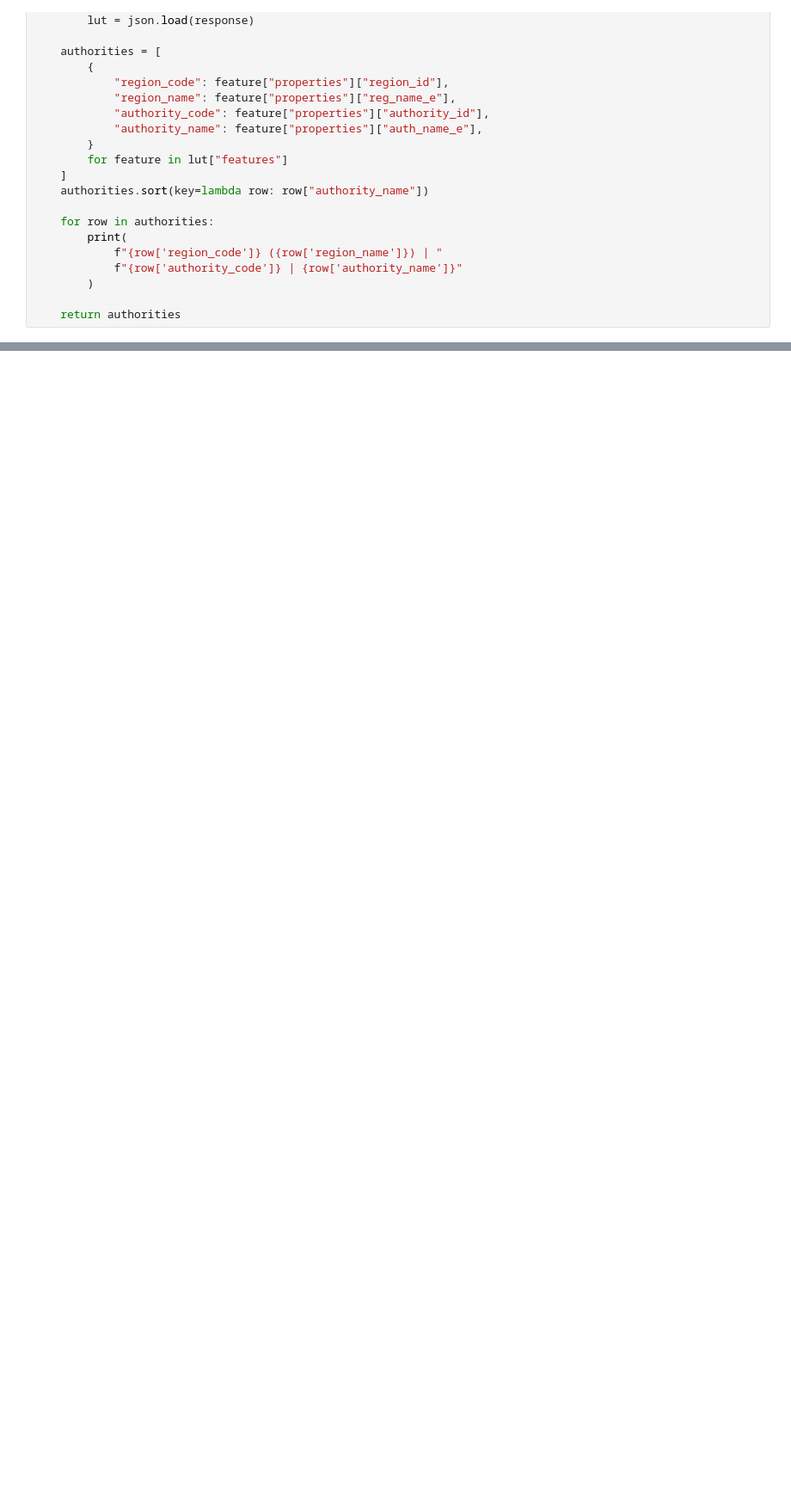
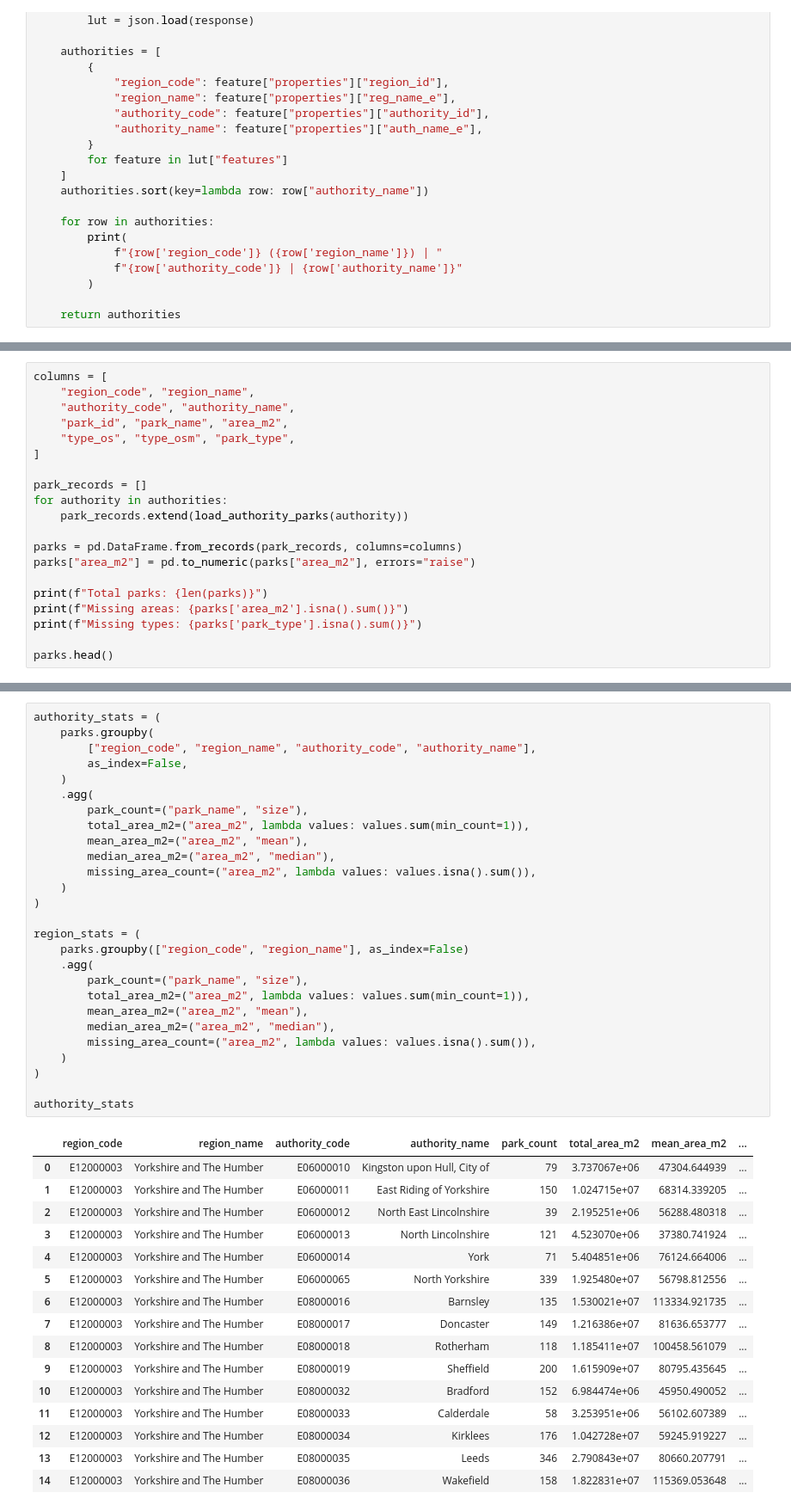
Before and after one commit to murphyqm/parks-report, a Jupyter notebook: 001_data_loading.ipynb, the cells around one changed output, grey strips where cells are left out. Shown at 86% size. Saved outputs shown, nothing was run; the diff lists cells and outputs as text; blank space fills up the shorter version.

```diff
--- a/001_data_loading.ipynb
+++ b/001_data_loading.ipynb
@@ -83,0 +187,20 @@ E12000001 (North East) | E08000024 | Sunderland
+# %%
+columns = [
+    "region_code", "region_name",
+    "authority_code", "authority_name",
+    "park_id", "park_name", "area_m2",
+    "type_os", "type_osm", "park_type",
+]
+
+park_records = []
+for authority in authorities:
+    park_records.extend(load_authority_parks(authority))
+
+parks = pd.DataFrame.from_records(park_records, columns=columns)
+parks["area_m2"] = pd.to_numeric(parks["area_m2"], errors="raise")
+
+print(f"Total parks: {len(parks)}")
+print(f"Missing areas: {parks['area_m2'].isna().sum()}")
+print(f"Missing types: {parks['park_type'].isna().sum()}")
+
+parks.head()
@@ -83,0 +232,44 @@ E12000001 (North East) | E08000024 | Sunderland
+# %%
+authority_stats = (
+    parks.groupby(
+        ["region_code", "region_name", "authority_code", "authority_name"],
+        as_index=False,
+    )
+    .agg(
+        park_count=("park_name", "size"),
+        total_area_m2=("area_m2", lambda values: values.sum(min_count=1)),
+        mean_area_m2=("area_m2", "mean"),
+        median_area_m2=("area_m2", "median"),
+        missing_area_count=("area_m2", lambda values: values.isna().sum()),
+    )
+)
+
+region_stats = (
+    parks.groupby(["region_code", "region_name"], as_index=False)
+    .agg(
+        park_count=("park_name", "size"),
+        total_area_m2=("area_m2", lambda values: values.sum(min_count=1)),
+        mean_area_m2=("area_m2", "mean"),
+        median_area_m2=("area_m2", "median"),
+        missing_area_count=("area_m2", lambda values: values.isna().sum()),
+    )
+)
+
+authority_stats
+# %% [output]
+|  | region_code | region_name | authority_code | authority_name | park_count | total_area_m2 | mean_area_m2 | ... |
+| 0 | E12000003 | Yorkshire and The Humber | E06000010 | Kingston upon Hull, City of | 79 | 3.737067e+06 | 47304.644939 | ... |
+| 1 | E12000003 | Yorkshire and The Humber | E06000011 | East Riding of Yorkshire | 150 | 1.024715e+07 | 68314.339205 | ... |
+| 2 | E12000003 | Yorkshire and The Humber | E06000012 | North East Lincolnshire | 39 | 2.195251e+06 | 56288.480318 | ... |
+| 3 | E12000003 | Yorkshire and The Humber | E06000013 | North Lincolnshire | 121 | 4.523070e+06 | 37380.741924 | ... |
+| 4 | E12000003 | Yorkshire and The Humber | E06000014 | York | 71 | 5.404851e+06 | 76124.664006 | ... |
+| 5 | E12000003 | Yorkshire and The Humber | E06000065 | North Yorkshire | 339 | 1.925480e+07 | 56798.812556 | ... |
+| 6 | E12000003 | Yorkshire and The Humber | E08000016 | Barnsley | 135 | 1.530021e+07 | 113334.921735 | ... |
+| 7 | E12000003 | Yorkshire and The Humber | E08000017 | Doncaster | 149 | 1.216386e+07 | 81636.653777 | ... |
+| 8 | E12000003 | Yorkshire and The Humber | E08000018 | Rotherham | 118 | 1.185411e+07 | 100458.561079 | ... |
+| 9 | E12000003 | Yorkshire and The Humber | E08000019 | Sheffield | 200 | 1.615909e+07 | 80795.435645 | ... |
+| 10 | E12000003 | Yorkshire and The Humber | E08000032 | Bradford | 152 | 6.984474e+06 | 45950.490052 | ... |
+| 11 | E12000003 | Yorkshire and The Humber | E08000033 | Calderdale | 58 | 3.253951e+06 | 56102.607389 | ... |
+| 12 | E12000003 | Yorkshire and The Humber | E08000034 | Kirklees | 176 | 1.042728e+07 | 59245.919227 | ... |
+| 13 | E12000003 | Yorkshire and The Humber | E08000035 | Leeds | 346 | 2.790843e+07 | 80660.207791 | ... |
+| 14 | E12000003 | Yorkshire and The Humber | E08000036 | Wakefield | 158 | 1.822831e+07 | 115369.053648 | ... |
```
Also changed, not shown: parts of 15 cells of this notebook, 1 other file.
